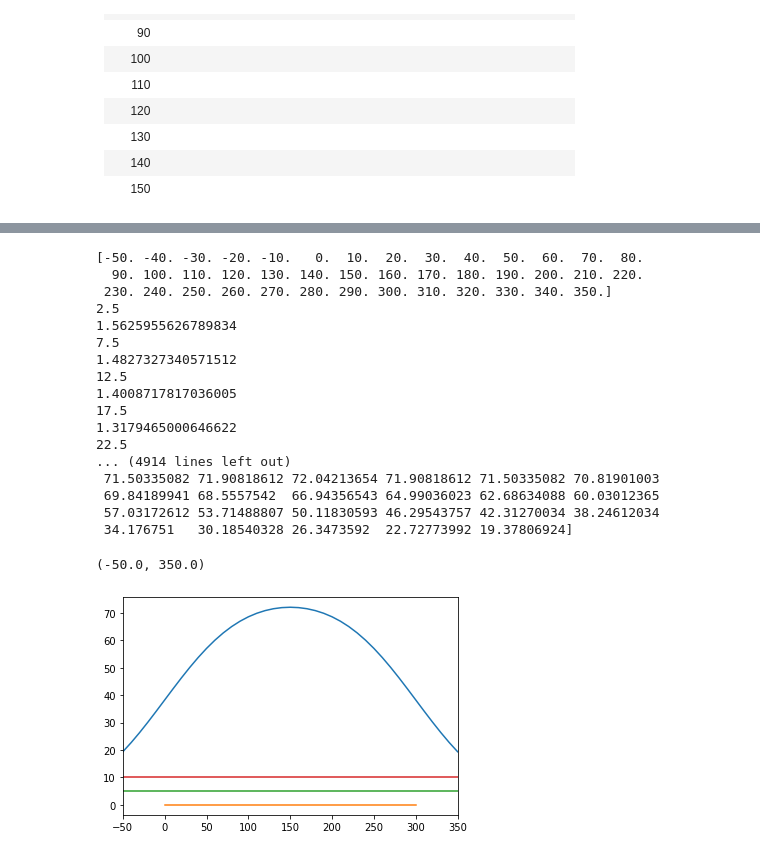
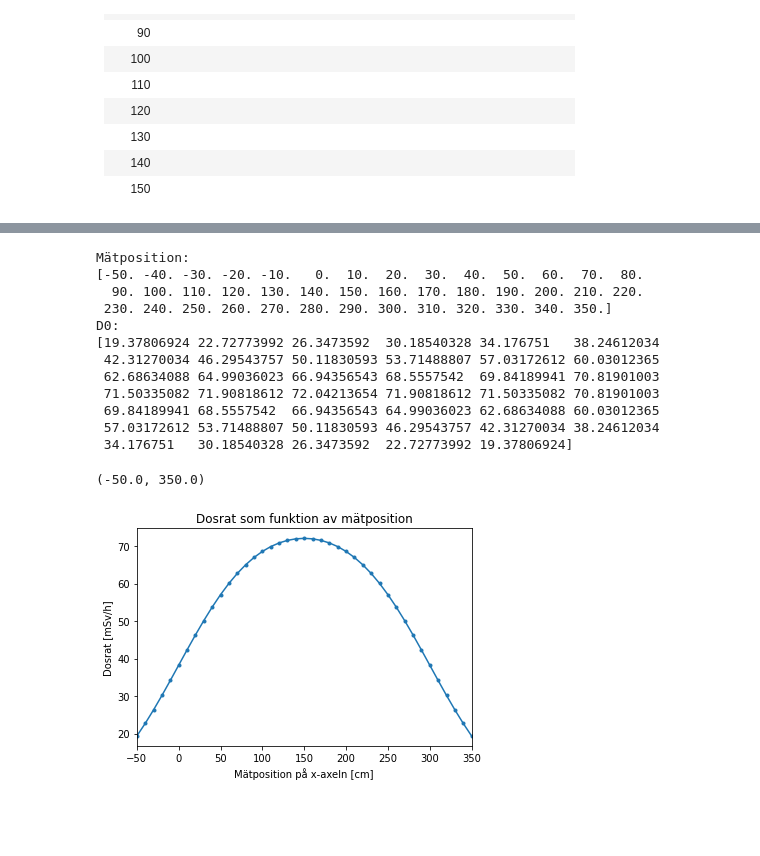
Before and after one commit to markuspreston/FS1_datalab, a Jupyter notebook: All source types.ipynb, the cells around one changed output, grey strips where cells are left out. Cells and saved outputs as stored; diff of their text form; code cells hidden in the pictures; blank space fills up the shorter version.

```diff
--- a/All source types.ipynb
+++ b/All source types.ipynb
@@ -215,77 +237,72 @@ Line source
+# %%
+S = 1e12       # varje segment har en intensitet på 10^6 = 1e6 fotoner per sekund per cm.
+H = 200         # fyll i H (avstånd mellan källan och linjen vi mäter längs, cm)
+L1 = 300      # linjekällans längd (cm)
+N_segment = 60        # antal segment som linjekällan delas in i för uträkningen.
+L3 = L1/N_segment    # längd på varje segment i uträkningen
+T = 20         # fyll i T (skärmens tjocklek, cm)
+K = 3.2e-5         # fyll i K (omvandlingsfaktor flöde -> dosrat, mSv/h per cm^-2 s^-1)
+mu = 0.35        # fyll i my (linjär dämpningskoefficient för skärmens material, cm^-1)
+C = 0.7         # fyll i C (parameter i Bergers ekvation)
+D = 0.03         # fyll i D (parameter i Bergers ekvation)
 # %%
 import numpy as np
 import matplotlib.pyplot as plt
 
-# Först specificerar vi några viktiga inputs:
 
-S = 1e12    # Bq (s^-1 cm^-1). Källterm per cm för linjekällan
-L1 = 300      # Linjekällans längd, cm
-N_segment = 60        # Antal segment av linjekällan (för integrering)
-H = 200       # cm, avstånd källa till detektor
-T = 20         # cm
-K = 3.2e-5      # mSv/h per cm^-2 s^-1
-mu = 0.35      # cm^-1
-C = 0.7
-D = 0.03
 
 Xm = np.linspace(-50, 350, 41)        # Stegen detektorn flyttar sig längs
 D0 = np.zeros(len(Xm))                # Initialisera dosraten till 0
 
-print(Xm)
-
-
-for xm_no in range(len(Xm)):      # loop over x values
-    # För varje steg i integreringen, räkna ut mittpunkten på segmentet:
-    Segment_langd = L1/N_segment
+for xm_no in range(len(Xm)):      # loopa över x-värden
     for segment_no in range(N_segment):            # Räkna ut bidraget till dosen från varje segment av källan
-        Segment_mittpunkt = Segment_langd*segment_no + Segment_langd/2.
-
-        print(Segment_mittpunkt)
+        Segment_mittpunkt = L3*segment_no + L3/2.     # mittpunkten för det aktuella segmentet. Detta är där "punktkällan" i approximationen ligger.
 
         R = np.sqrt(np.power(H, 2) + np.power(Segment_mittpunkt-Xm[xm_no], 2))
 
         X = (R/H)*T         # effektiv tjocklek av skärmen
 
         # Build up (Berger):
         B = 1 + C*mu*X*np.exp(D*mu*X)
 
-        # Flöde:
-        phi = (S*Segment_langd/(4.*np.pi*np.power(R, 2)))*B*np.exp(-mu*X)      # multiplicera S med segmentets längd för att få emission för hela "punktkällan"
+
+
+        # Flöde (bidrag från det aktuella segmentet):
+        phi_segment = (S*L3/(4.*np.pi*np.power(R, 2)))*B*np.exp(-mu*X)      # multiplicera S med segmentets längd för att få emission för hela "punktkällan"
+
+
 
         # Dosrat:
-        D_segment = K*phi
+        D0_segment = K*phi_segment
 
-        print(D_segment)
-
-        D0[xm_no] += D_segment
+        D0[xm_no] += D0_segment
 
 
+
+
+print('Mätposition:')
+print(Xm)
+print('D0:')
 print(D0)
 
-
-plt.plot(Xm, D0)
-plt.plot([0, 300], [0, 0])             # källan
-plt.plot([-1000, 1000], [5, 5])        # skärm
-plt.plot([-1000, 1000], [10, 10])      # skärm
-
+# Rita graf över dosraten som funktion av mätposition på x-axeln
+plt.plot(Xm, D0, marker='.')
+plt.xlabel('Mätposition på x-axeln [cm]')
+plt.ylabel('Dosrat [mSv/h]')
+plt.title('Dosrat som funktion av mätposition')
 plt.xlim(-50, 350)
 # %% [output]
+Mätposition:
 [-50. -40. -30. -20. -10.   0.  10.  20.  30.  40.  50.  60.  70.  80.
   90. 100. 110. 120. 130. 140. 150. 160. 170. 180. 190. 200. 210. 220.
  230. 240. 250. 260. 270. 280. 290. 300. 310. 320. 330. 340. 350.]
-2.5
-1.5625955626789834
-7.5
-1.4827327340571512
-12.5
-1.4008717817036005
-17.5
-1.3179465000646622
-22.5
-... (4914 lines left out)
+D0:
+[19.37806924 22.72773992 26.3473592  30.18540328 34.176751   38.24612034
+ 42.31270034 46.29543757 50.11830593 53.71488807 57.03172612 60.03012365
+ 62.68634088 64.99036023 66.94356543 68.5557542  69.84189941 70.81901003
  71.50335082 71.90818612 72.04213654 71.90818612 71.50335082 70.81901003
  69.84189941 68.5557542  66.94356543 64.99036023 62.68634088 60.03012365
  57.03172612 53.71488807 50.11830593 46.29543757 42.31270034 38.24612034
  34.176751   30.18540328 26.3473592  22.72773992 19.37806924]
 (-50.0, 350.0)
-[figure, old version]
+[figure, new version]
```
Also changed, not shown: parts of 13 cells of this notebook.
